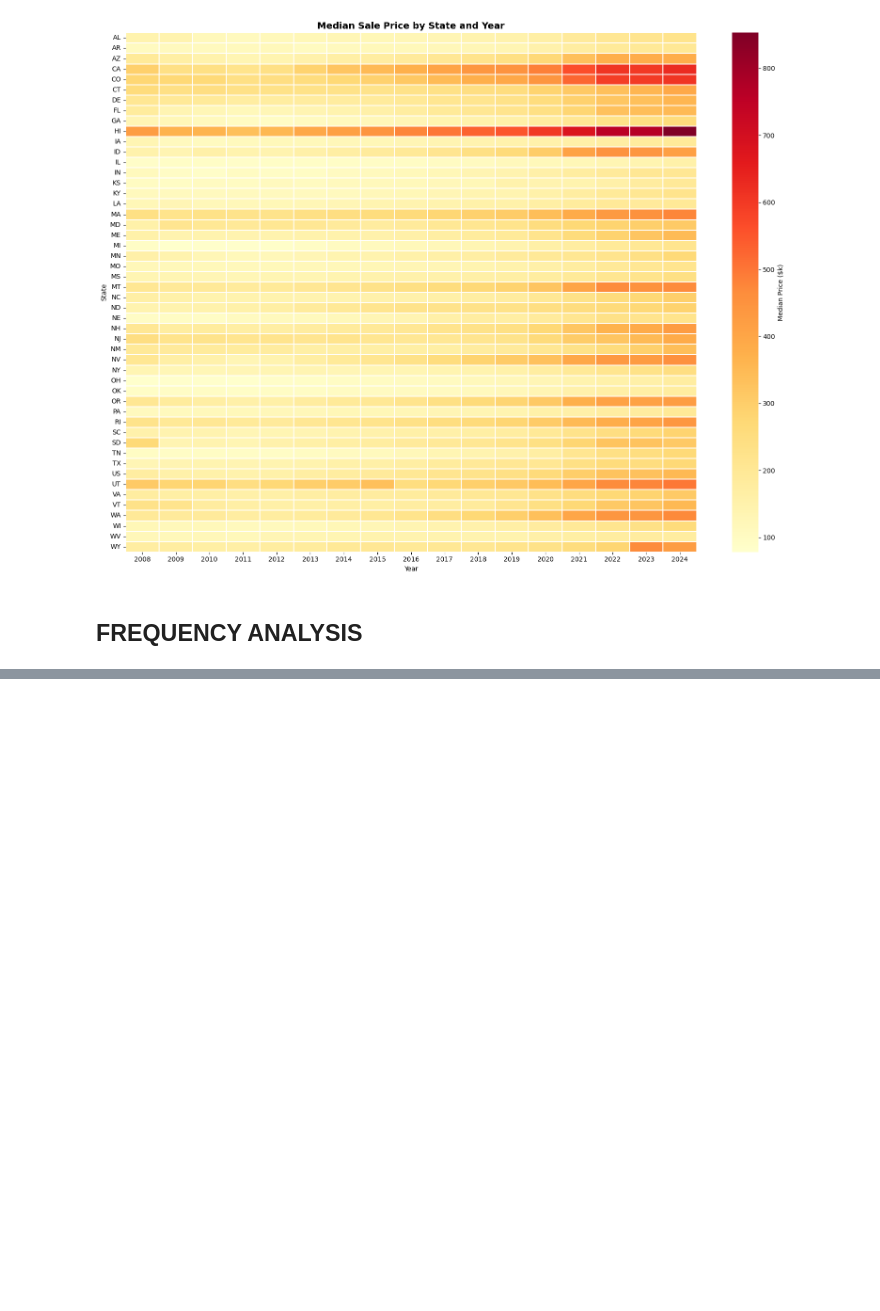
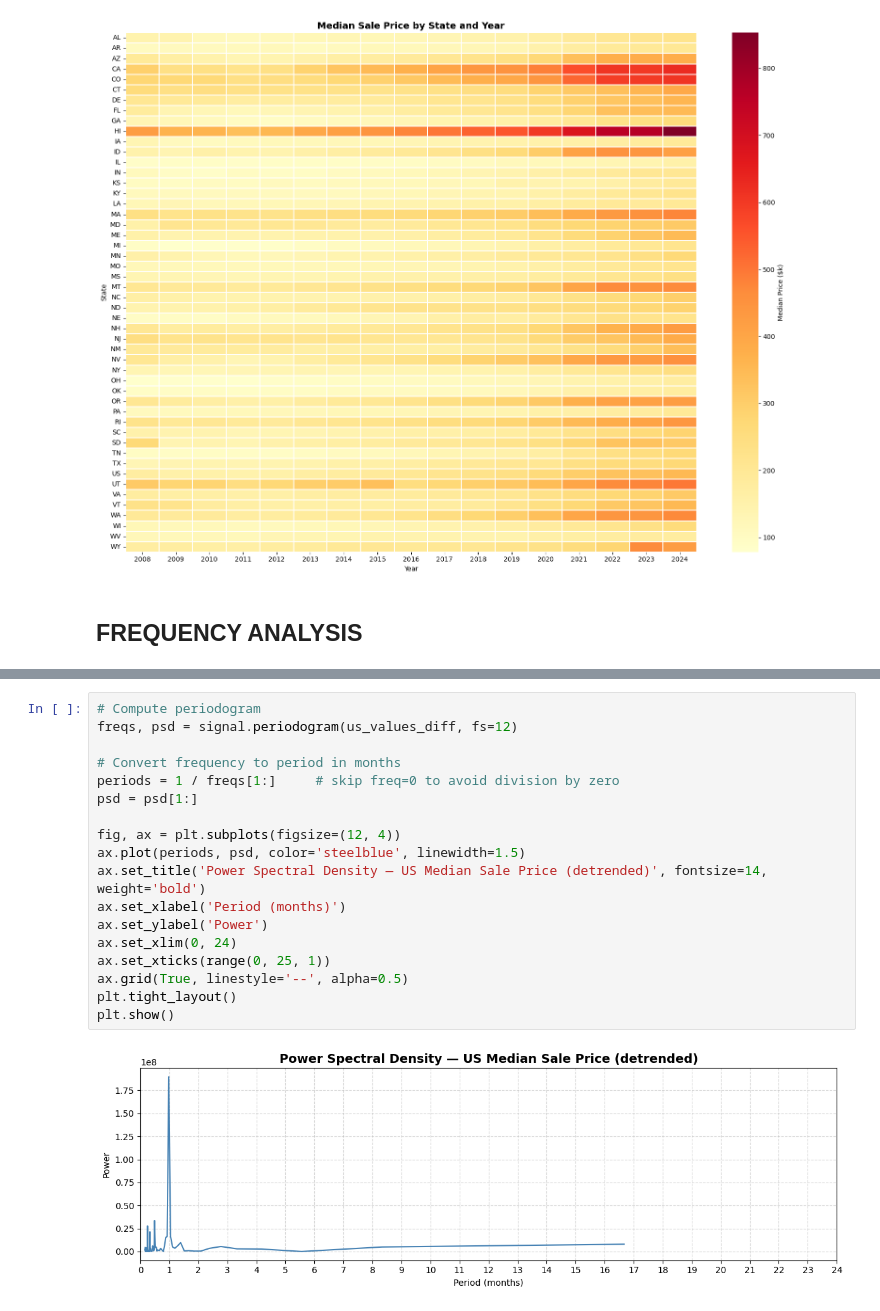
Before and after one commit to Onath/PropertyPriceForecasting, a Jupyter notebook: property_price_forecasting.ipynb, the cells around one changed output, grey strips where cells are left out. Drawn from its saved outputs; the diff is of its cells as text; blank space fills up the shorter version.

```diff
--- a/property_price_forecasting.ipynb
+++ b/property_price_forecasting.ipynb
@@ -822,0 +885,20 @@ plt.show()
+# %%
+# Compute periodogram
+freqs, psd = signal.periodogram(us_values_diff, fs=12)
+
+# Convert frequency to period in months
+periods = 1 / freqs[1:]     # skip freq=0 to avoid division by zero
+psd = psd[1:]
+
+fig, ax = plt.subplots(figsize=(12, 4))
+ax.plot(periods, psd, color='steelblue', linewidth=1.5)
+ax.set_title('Power Spectral Density — US Median Sale Price (detrended)', fontsize=14, weight='bold')
+ax.set_xlabel('Period (months)')
+ax.set_ylabel('Power')
+ax.set_xlim(0, 24)
+ax.set_xticks(range(0, 25, 1))
+ax.grid(True, linestyle='--', alpha=0.5)
+plt.tight_layout()
+plt.show()
+# %% [output]
+[figure, added]
```
Also changed, not shown: parts of 16 cells of this notebook.
